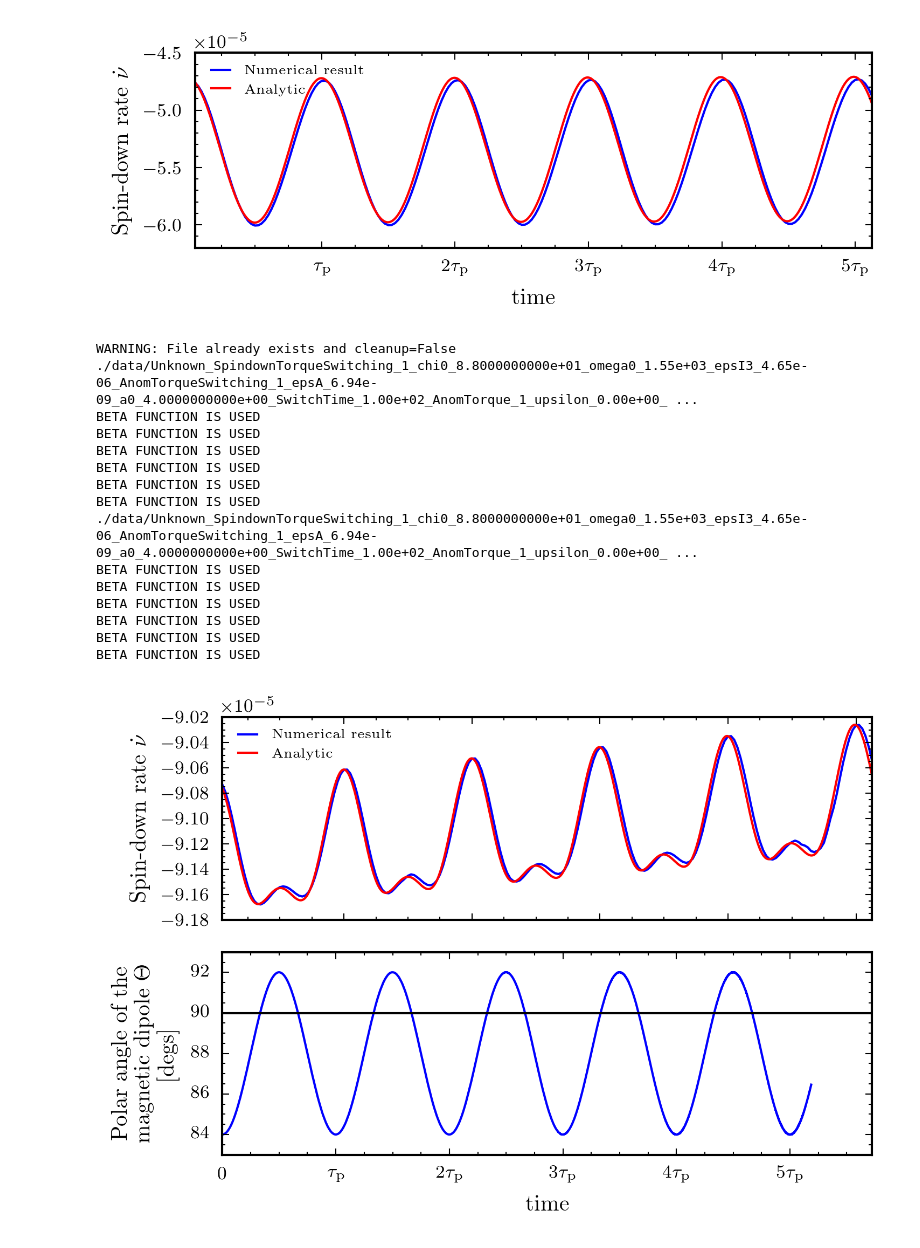
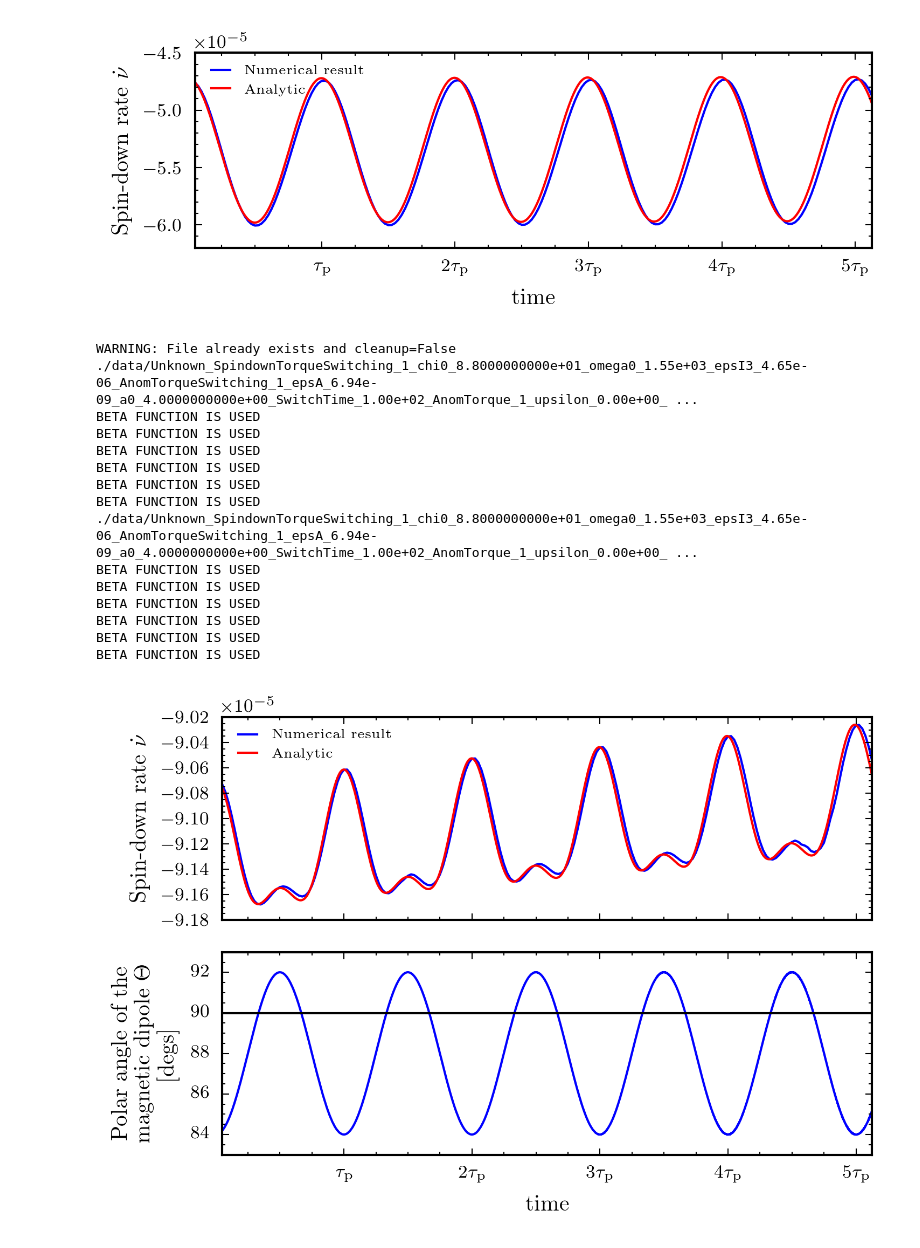
Before and after one commit to GregoryAshton/thesis, a Jupyter notebook: inertial_frame/SpindownRateModulations.ipynb, the cells around one changed output. Saved outputs shown, nothing was run; the diff lists cells and outputs as text; code cells hidden in the pictures.

```diff
--- a/inertial_frame/SpindownRateModulations.ipynb
+++ b/inertial_frame/SpindownRateModulations.ipynb
@@ -91,38 +91,38 @@ file_name = main(chi0=chi0, epsI3=new_epsI3, epsA=new_epsA, omega0=new_omega0, T
                  n=n, error=error, a0=a0, cleanup=False, DryRun=False,
                  )
 
-fig, (ax1, ax2) = plt.subplots(nrows=2, figsize=(5, 3.5))
+fig, (ax1, ax2) = plt.subplots(nrows=2, figsize=(5, 3.5), sharex=True)
 
 ax1 = Plot.SpindownRate(file_name, label="Numerical result", ax=ax1)
 ax1.set_xlabel("")
 ax1.set_xticklabels([])
 PD = nsmod.File_Functions.Parameter_Dictionary(file_name)
 tauAge = PD['tauE']
 ax1.plot(time, nudot(time, P, tauP, tauAge, theta=a0, chi=chi0), "r",
         label="Analytic")
 ax1.legend(loc=2, fontsize=6, frameon=False)
 
 
 ax2 = Plot.big_theta(file_name, ax=ax2)
 ax2.axhline(90, color="k")
 #ax2.set_ylabel("$\Theta$", labelpad=10)
 plt.tight_layout()
 plt.savefig("img/SpindownRate_orthog.pdf")
 File_Functions.PropertiesTable(file_name, "SpindownRate_orthog")
 # %% [output]
 WARNING: File already exists and cleanup=False
 ./data/Unknown_SpindownTorqueSwitching_1_chi0_8.8000000000e+01_omega0_1.55e+03_epsI3_4.65e-06_AnomTorqueSwitching_1_epsA_6.94e-09_a0_4.0000000000e+00_SwitchTime_1.00e+02_AnomTorque_1_upsilon_0.00e+00_ ...
 BETA FUNCTION IS USED
 BETA FUNCTION IS USED
 BETA FUNCTION IS USED
 BETA FUNCTION IS USED
 BETA FUNCTION IS USED
 BETA FUNCTION IS USED
 ./data/Unknown_SpindownTorqueSwitching_1_chi0_8.8000000000e+01_omega0_1.55e+03_epsI3_4.65e-06_AnomTorqueSwitching_1_epsA_6.94e-09_a0_4.0000000000e+00_SwitchTime_1.00e+02_AnomTorque_1_upsilon_0.00e+00_ ...
 BETA FUNCTION IS USED
 BETA FUNCTION IS USED
 BETA FUNCTION IS USED
 BETA FUNCTION IS USED
 BETA FUNCTION IS USED
 BETA FUNCTION IS USED
-[figure, old version]
+[figure, new version]
```
Also changed, not shown: 4 other files.
